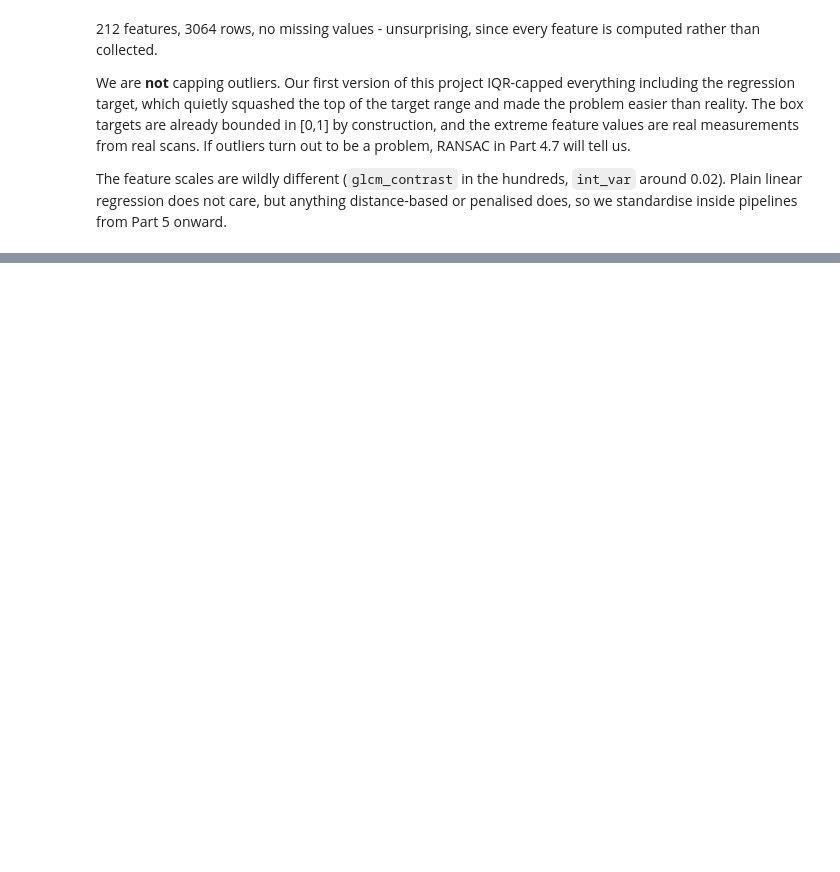
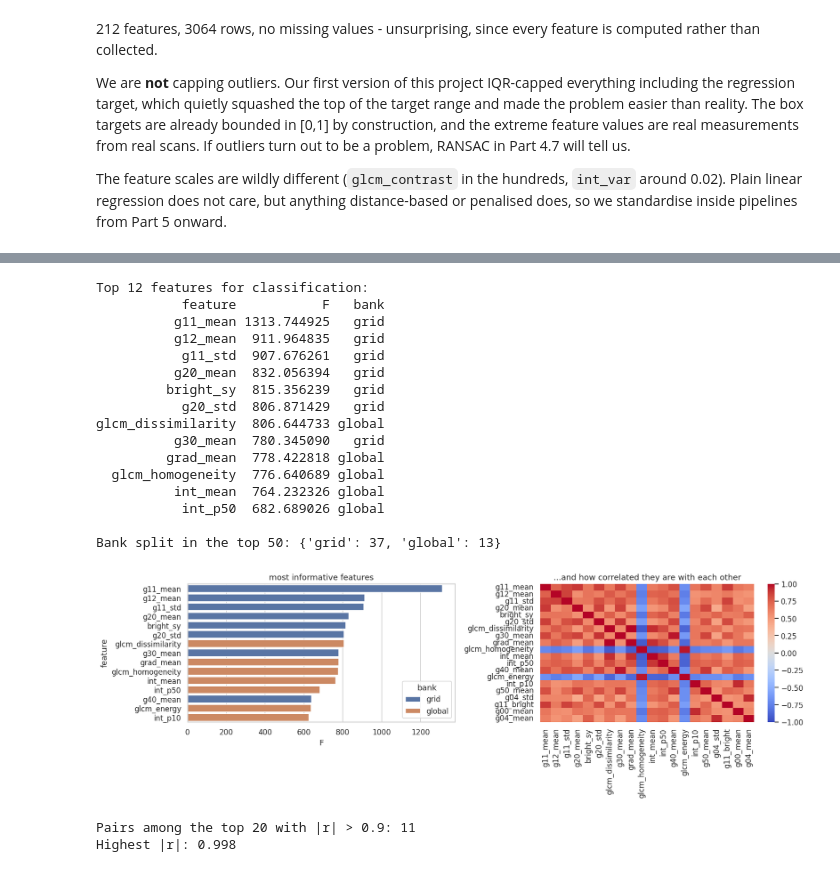
Before and after one commit to SurajKhomane108/brain-tumor-classification-localization, a Jupyter notebook: brain_tumor_classification_localization.ipynb, the cells around one changed output, grey strips where cells are left out. Drawn from its saved outputs; the diff is of its cells as text; code cells hidden in the pictures; blank space fills up the shorter version.

Commit message:
Add feature selection: ANOVA F-test, RFECV, and PCA

```diff
--- a/brain_tumor_classification_localization.ipynb
+++ b/brain_tumor_classification_localization.ipynb
@@ -491,0 +503,51 @@ standardise inside pipelines from Part 5 onward.
+# %%
+from sklearn.feature_selection import f_classif
+from sklearn.preprocessing import LabelEncoder, StandardScaler
+
+encoder = LabelEncoder()
+data["y"] = encoder.fit_transform(data["label_name"])
+CLASSES = list(encoder.classes_)
+train_m, test_m = data["split"] == "train", data["split"] == "test"
+tr = data[train_m]
+
+F, p = f_classif(tr[ALL_COLS].values, tr["y"].values)
+anova = pd.DataFrame({"feature": ALL_COLS, "F": F}).sort_values("F", ascending=False)
+anova["bank"] = np.where(anova["feature"].isin(GLOBAL_COLS), "global", "grid")
+
+print("Top 12 features for classification:")
+print(anova.head(12).to_string(index=False))
+print("\nBank split in the top 50:", anova.head(50)["bank"].value_counts().to_dict())
+
+top20 = anova.head(20)["feature"].tolist()
+corr = data[top20].corr()
+off = corr.where(~np.eye(20, dtype=bool)).abs()
+
+fig, ax = plt.subplots(1, 2, figsize=(15, 5))
+sns.barplot(data=anova.head(15), x="F", y="feature", hue="bank", dodge=False, ax=ax[0])
+ax[0].set_title("most informative features")
+sns.heatmap(corr, cmap="coolwarm", center=0, vmin=-1, vmax=1, ax=ax[1])
+ax[1].set_title("...and how correlated they are with each other")
+plt.tight_layout(); plt.show()
+
+print("\nPairs among the top 20 with |r| > 0.9:", int((off > 0.9).sum().sum() / 2))
+print("Highest |r|: %.3f" % off.max().max())
+# %% [output]
+Top 12 features for classification:
+           feature           F   bank
+          g11_mean 1313.744925   grid
+          g12_mean  911.964835   grid
+           g11_std  907.676261   grid
+          g20_mean  832.056394   grid
+         bright_sy  815.356239   grid
+           g20_std  806.871429   grid
+glcm_dissimilarity  806.644733 global
+          g30_mean  780.345090   grid
+         grad_mean  778.422818 global
+  glcm_homogeneity  776.640689 global
+          int_mean  764.232326 global
+           int_p50  682.689026 global
+
+Bank split in the top 50: {'grid': 37, 'global': 13}
+[figure, added]
+Pairs among the top 20 with |r| > 0.9: 11
+Highest |r|: 0.998
```
Also changed, not shown: parts of 12 cells of this notebook.
